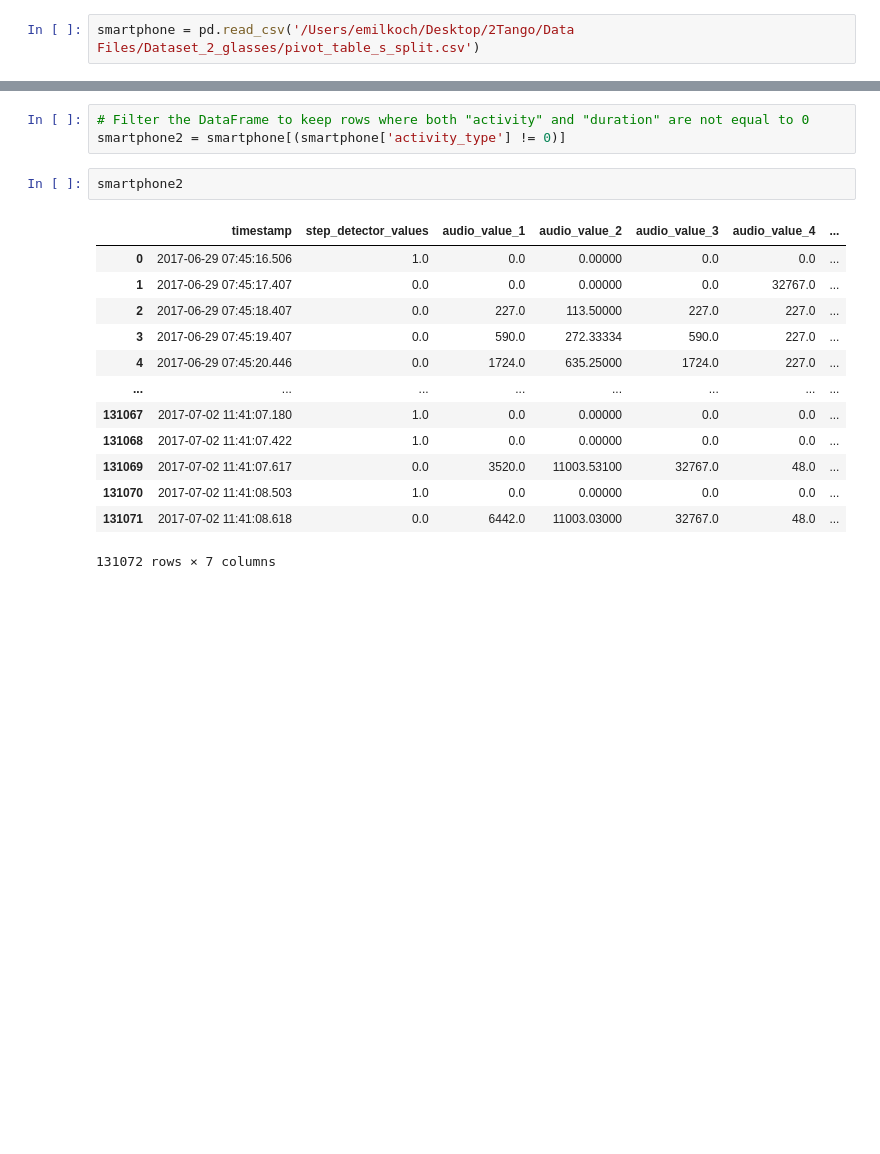
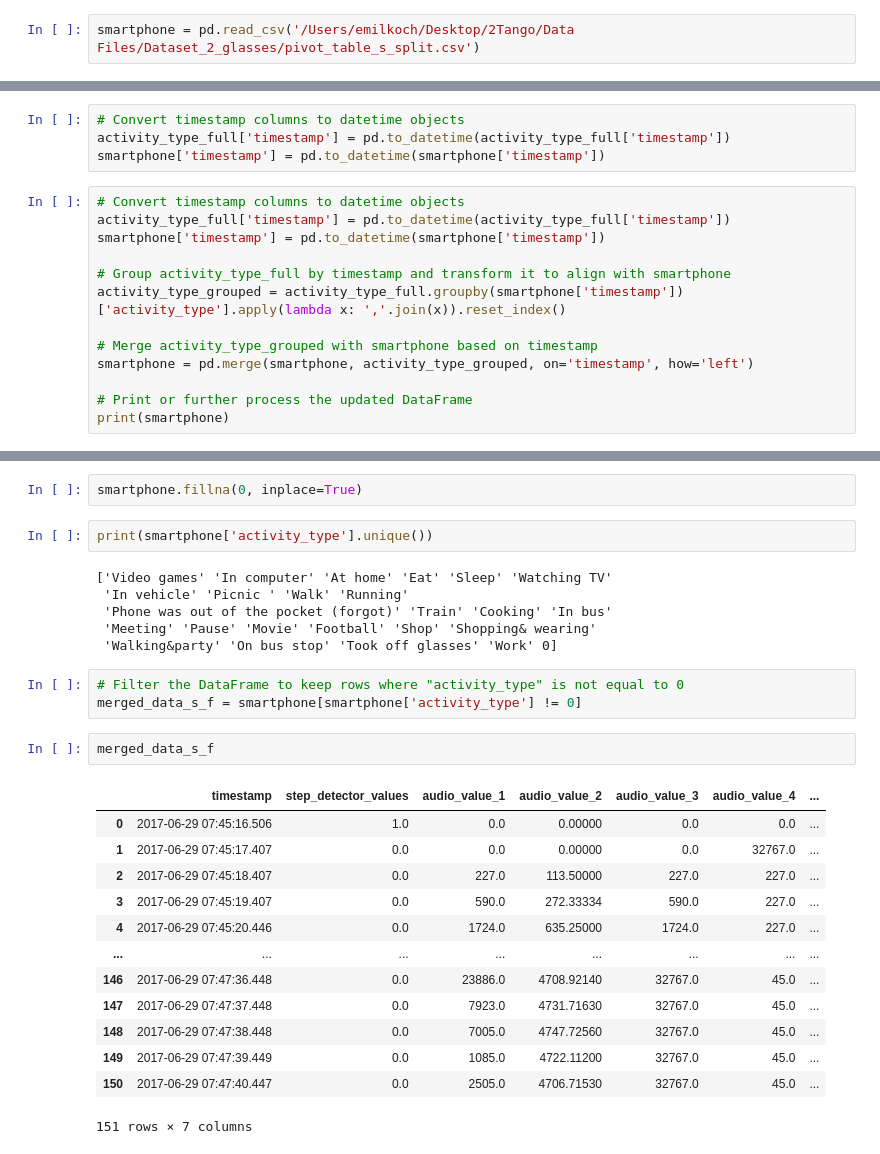
Before and after one commit to twotango/messenger, a Jupyter notebook: Research/Weeks/Week 13/13_5.ipynb, the cells around one changed output, grey strips where cells are left out. Cells and saved outputs as stored; diff of their text form; blank space fills up the shorter version.

Commit message:
Model Training

```diff
--- a/Research/Weeks/Week 13/13_5.ipynb
+++ b/Research/Weeks/Week 13/13_5.ipynb
@@ -201,0 +210,17 @@ smartphone
+# %%
+# Convert timestamp columns to datetime objects
+activity_type_full['timestamp'] = pd.to_datetime(activity_type_full['timestamp'])
+smartphone['timestamp'] = pd.to_datetime(smartphone['timestamp'])
+# %%
+# Convert timestamp columns to datetime objects
+activity_type_full['timestamp'] = pd.to_datetime(activity_type_full['timestamp'])
+smartphone['timestamp'] = pd.to_datetime(smartphone['timestamp'])
+
+# Group activity_type_full by timestamp and transform it to align with smartphone
+activity_type_grouped = activity_type_full.groupby(smartphone['timestamp'])['activity_type'].apply(lambda x: ','.join(x)).reset_index()
+
+# Merge activity_type_grouped with smartphone based on timestamp
+smartphone = pd.merge(smartphone, activity_type_grouped, on='timestamp', how='left')
+
+# Print or further process the updated DataFrame
+print(smartphone)
@@ -202,19 +261,29 @@ smartphone
+# %%
+smartphone.fillna(0, inplace=True)
+# %%
+print(smartphone['activity_type'].unique())
+# %% [output]
+['Video games' 'In computer' 'At home' 'Eat' 'Sleep' 'Watching TV'
+ 'In vehicle' 'Picnic ' 'Walk' 'Running'
+ 'Phone was out of the pocket (forgot)' 'Train' 'Cooking' 'In bus'
+ 'Meeting' 'Pause' 'Movie' 'Football' 'Shop' 'Shopping& wearing'
+ 'Walking&party' 'On bus stop' 'Took off glasses' 'Work' 0]
 # %%
-# Filter the DataFrame to keep rows where both "activity" and "duration" are not equal to 0
-smartphone2 = smartphone[(smartphone['activity_type'] != 0)]
+# Filter the DataFrame to keep rows where "activity_type" is not equal to 0
+merged_data_s_f = smartphone[smartphone['activity_type'] != 0]
-# %%
-smartphone2
-# %% [output]
-|  | timestamp | step_detector_values | audio_value_1 | audio_value_2 | audio_value_3 | audio_value_4 | ... |
-| 0 | 2017-06-29 07:45:16.506 | 1.0 | 0.0 | 0.00000 | 0.0 | 0.0 | ... |
-| 1 | 2017-06-29 07:45:17.407 | 0.0 | 0.0 | 0.00000 | 0.0 | 32767.0 | ... |
-| 2 | 2017-06-29 07:45:18.407 | 0.0 | 227.0 | 113.50000 | 227.0 | 227.0 | ... |
-| 3 | 2017-06-29 07:45:19.407 | 0.0 | 590.0 | 272.33334 | 590.0 | 227.0 | ... |
-| 4 | 2017-06-29 07:45:20.446 | 0.0 | 1724.0 | 635.25000 | 1724.0 | 227.0 | ... |
-| ... | ... | ... | ... | ... | ... | ... | ... |
-| 131067 | 2017-07-02 11:41:07.180 | 1.0 | 0.0 | 0.00000 | 0.0 | 0.0 | ... |
-| 131068 | 2017-07-02 11:41:07.422 | 1.0 | 0.0 | 0.00000 | 0.0 | 0.0 | ... |
-| 131069 | 2017-07-02 11:41:07.617 | 0.0 | 3520.0 | 11003.53100 | 32767.0 | 48.0 | ... |
-| 131070 | 2017-07-02 11:41:08.503 | 1.0 | 0.0 | 0.00000 | 0.0 | 0.0 | ... |
-| 131071 | 2017-07-02 11:41:08.618 | 0.0 | 6442.0 | 11003.03000 | 32767.0 | 48.0 | ... |
-131072 rows × 7 columns
+# %%
+merged_data_s_f
+# %% [output]
+|  | timestamp | step_detector_values | audio_value_1 | audio_value_2 | audio_value_3 | audio_value_4 | ... |
+| 0 | 2017-06-29 07:45:16.506 | 1.0 | 0.0 | 0.00000 | 0.0 | 0.0 | ... |
+| 1 | 2017-06-29 07:45:17.407 | 0.0 | 0.0 | 0.00000 | 0.0 | 32767.0 | ... |
+| 2 | 2017-06-29 07:45:18.407 | 0.0 | 227.0 | 113.50000 | 227.0 | 227.0 | ... |
+| 3 | 2017-06-29 07:45:19.407 | 0.0 | 590.0 | 272.33334 | 590.0 | 227.0 | ... |
+| 4 | 2017-06-29 07:45:20.446 | 0.0 | 1724.0 | 635.25000 | 1724.0 | 227.0 | ... |
+| ... | ... | ... | ... | ... | ... | ... | ... |
+| 146 | 2017-06-29 07:47:36.448 | 0.0 | 23886.0 | 4708.92140 | 32767.0 | 45.0 | ... |
+| 147 | 2017-06-29 07:47:37.448 | 0.0 | 7923.0 | 4731.71630 | 32767.0 | 45.0 | ... |
+| 148 | 2017-06-29 07:47:38.448 | 0.0 | 7005.0 | 4747.72560 | 32767.0 | 45.0 | ... |
+| 149 | 2017-06-29 07:47:39.449 | 0.0 | 1085.0 | 4722.11200 | 32767.0 | 45.0 | ... |
+| 150 | 2017-06-29 07:47:40.447 | 0.0 | 2505.0 | 4706.71530 | 32767.0 | 45.0 | ... |
+151 rows × 7 columns
```
Also changed, not shown: parts of 30 cells of this notebook, 2 other files.
